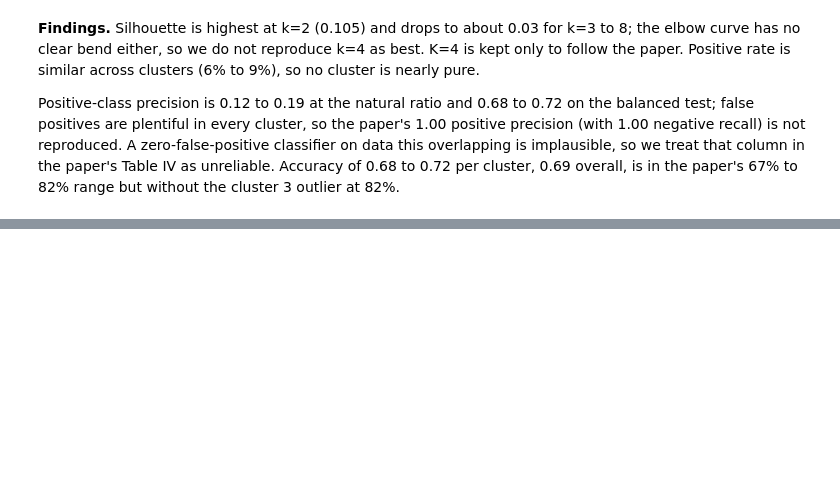
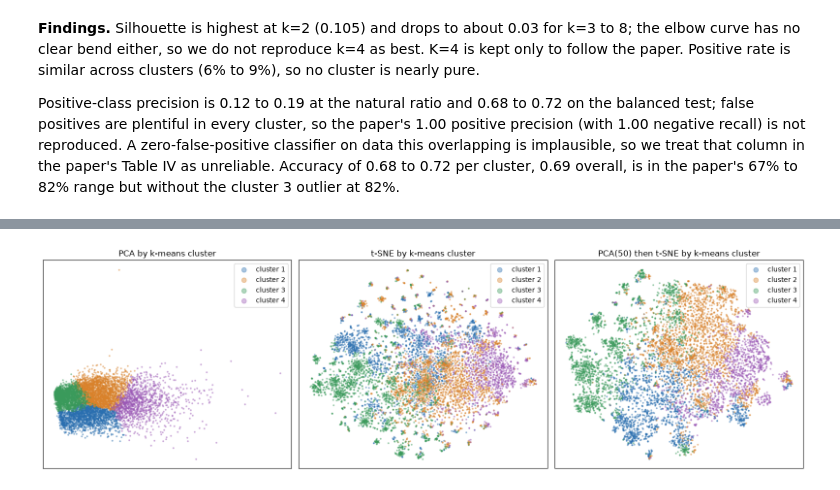
Before and after one commit to SingularityT3/loanliness, a Jupyter notebook: loan_pipeline.ipynb, the cells around one changed output, grey strips where cells are left out. Drawn from its saved outputs; the diff is of its cells as text; code cells hidden in the pictures; blank space fills up the shorter version.

```diff
--- a/loan_pipeline.ipynb
+++ b/loan_pipeline.ipynb
@@ -555,0 +591,10 @@ Positive-class precision is 0.12 to 0.19 at the natural ratio and 0.68 to 0.72 o
+# %%
+# same embeddings coloured by k-means cluster, to check for the four visible clusters
+cl_pal = dict(zip(range(K), ["#2a6fb0", "#d9822b", "#3a9a5b", "#9b59b6"]))
+cl_names = {c: f"cluster {c + 1}" for c in range(K)}
+fig, ax = plt.subplots(1, 3, figsize=(16, 4.8))
+for a, P, t in zip(ax, (pcs, tsne_raw, tsne_pca), ("PCA", "t-SNE", "PCA(50) then t-SNE")):
+    scatter(a, P, csub, t + " by k-means cluster", cl_pal, cl_names); a.set_xticks([]); a.set_yticks([])
+plt.tight_layout(); plt.savefig(OUT / "figure2_clusters.png", dpi=150); plt.show()
+# %% [output]
+[figure, added]
```
Also changed, not shown: parts of 5 cells of this notebook.
